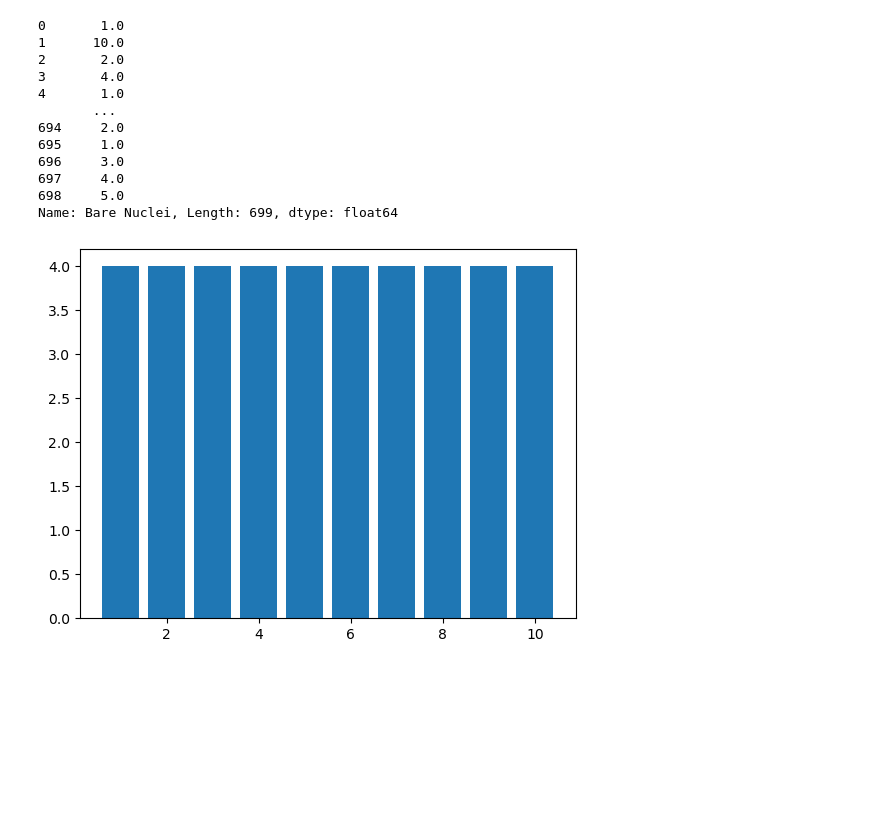
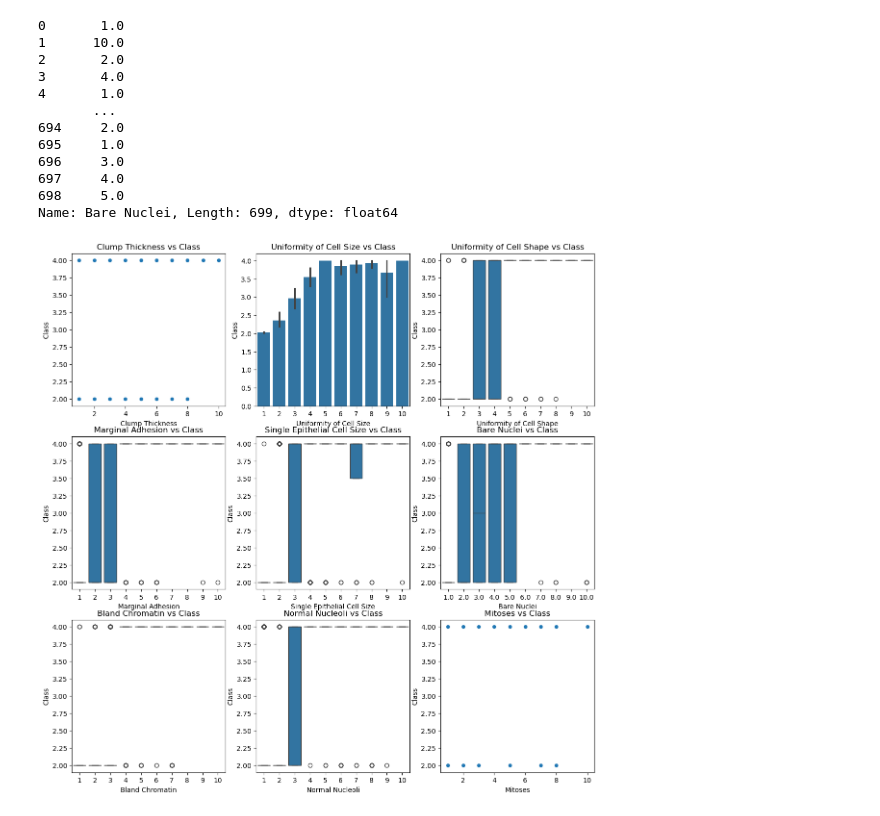
Before and after one commit to Banuka2540/MLConcepts-, a Jupyter notebook: LogisticRegression/Predict breast cancer/brest_cancer_predictor.ipynb, the cells around one changed output. Cells and saved outputs as stored; diff of their text form; code cells hidden in the pictures; blank space fills up the shorter version.

```diff
--- a/LogisticRegression/Predict breast cancer/brest_cancer_predictor.ipynb
+++ b/LogisticRegression/Predict breast cancer/brest_cancer_predictor.ipynb
@@ -124,7 +125,35 @@ Name: Bare Nuclei, Length: 699, dtype: float64
 # %%
 # plot the data
 
-plt.bar(data['Clump Thickness'],data['Class'])
+fig,ax = plt.subplots(3,3,figsize = (14,14))
+
+sns.scatterplot(x='Clump Thickness',y='Class', data=data, ax=ax[0,0])
+ax[0,0].set_title('Clump Thickness vs Class')
+
+sns.barplot(x='Uniformity of Cell Size',y='Class', data=data, ax=ax[0,1])
+ax[0,1].set_title('Uniformity of Cell Size vs Class')
+
+sns.boxplot(x='Uniformity of Cell Shape',y='Class', data=data, ax=ax[0,2])
+ax[0,2].set_title('Uniformity of Cell Shape vs Class')
+
+sns.boxplot(x='Marginal Adhesion',y='Class', data=data, ax=ax[1,0])
+ax[1,0].set_title('Marginal Adhesion vs Class')
+
+sns.boxplot(x='Single Epithelial Cell Size',y='Class', data=data, ax=ax[1,1])
+ax[1,1].set_title('Single Epithelial Cell Size vs Class')
+
+sns.boxplot(x='Bare Nuclei',y='Class', data=data, ax=ax[1,2])
+ax[1,2].set_title('Bare Nuclei vs Class')
+
+sns.boxplot(x='Bland Chromatin',y='Class', data=data, ax=ax[2,0])
+ax[2,0].set_title('Bland Chromatin vs Class')
+
+sns.boxplot(x='Normal Nucleoli',y='Class', data=data, ax=ax[2,1])
+ax[2,1].set_title('Normal Nucleoli vs Class')
+
+sns.scatterplot(x='Mitoses',y='Class', data=data, ax=ax[2,2])
+ax[2,2].set_title('Mitoses vs Class')
+
 plt.show()
 # %% [output]
-[figure, old version]
+[figure, new version]
```
Also changed, not shown: parts of 13 cells of this notebook.
